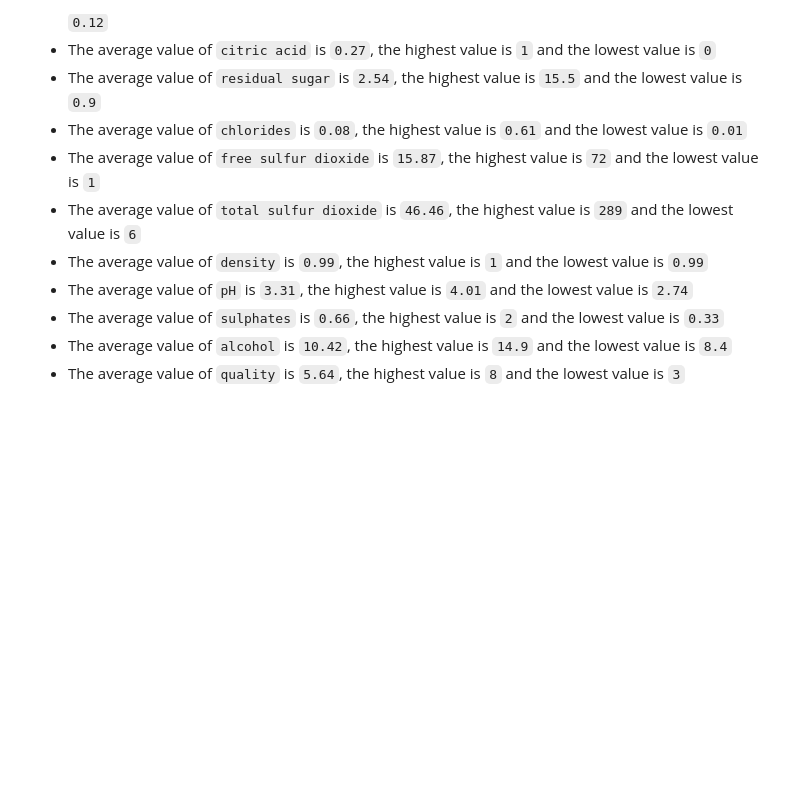
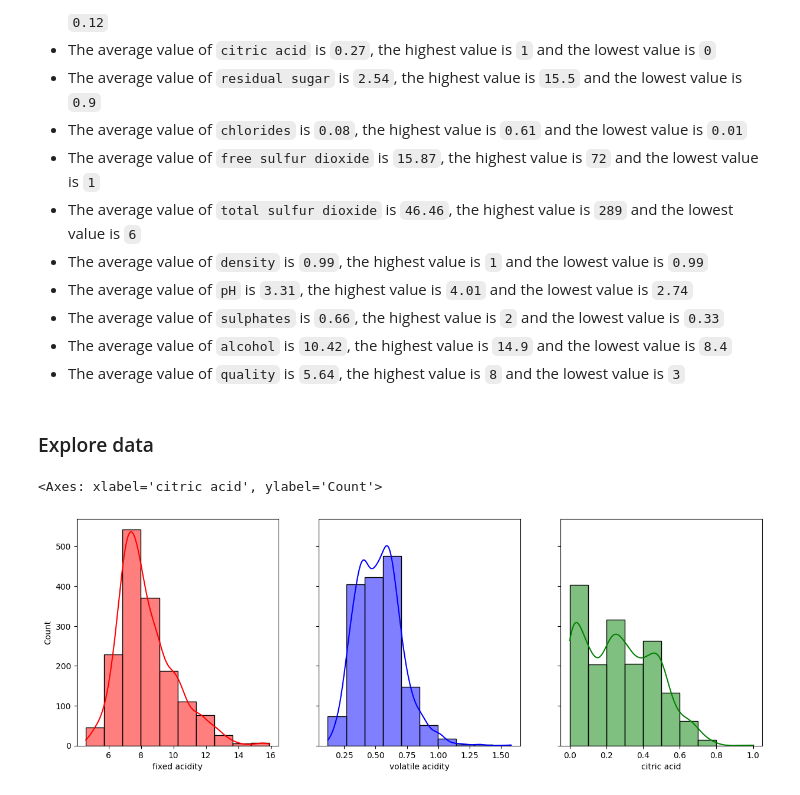
Before and after one commit to unclethien/Predicting-Red-Wine-Quality-from-Chemical-Properties-using-Machine-Learning, a Jupyter notebook: Assignment_1.ipynb, the cells around one changed output. Cells and saved outputs as stored; diff of their text form; code cells hidden in the pictures; blank space fills up the shorter version.

```diff
--- a/Assignment_1.ipynb
+++ b/Assignment_1.ipynb
@@ -120,3 +120,28 @@ red_wine.describe().T
 - The average value of `sulphates` is `0.66`, the highest value is `2` and the lowest value is `0.33`
 - The average value of `alcohol` is `10.42`, the highest value is `14.9` and the lowest value is `8.4`
 - The average value of `quality` is `5.64`, the highest value is `8` and the lowest value is `3`
+# %% [markdown]
+### Explore data
+# %%
+fig, axes = plt.subplots(1, 3, figsize=(15, 5), sharey=True)
+
+sns.histplot(ax= axes[0], x = red_wine['fixed acidity'],
+                            kde=True,
+                            bins=10,
+                            color='red',
+                            cbar=True)
+
+sns.histplot(ax= axes[1], x = red_wine['volatile acidity'],
+                            kde=True,
+                            bins=10,
+                            color='blue',
+                            cbar=True)
+
+sns.histplot(ax= axes[2], x = red_wine['citric acid'],
+                            kde=True,
+                            bins=10,
+                            color='green',
+                            cbar=True)
+# %% [output]
+<Axes: xlabel='citric acid', ylabel='Count'>
+[figure, added]
```
Also changed, not shown: parts of 2 cells of this notebook.
